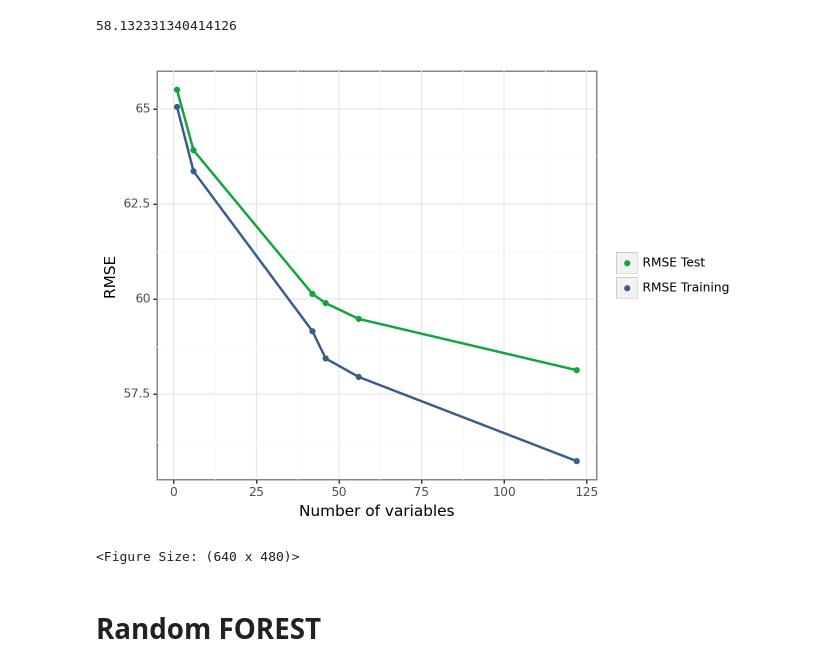
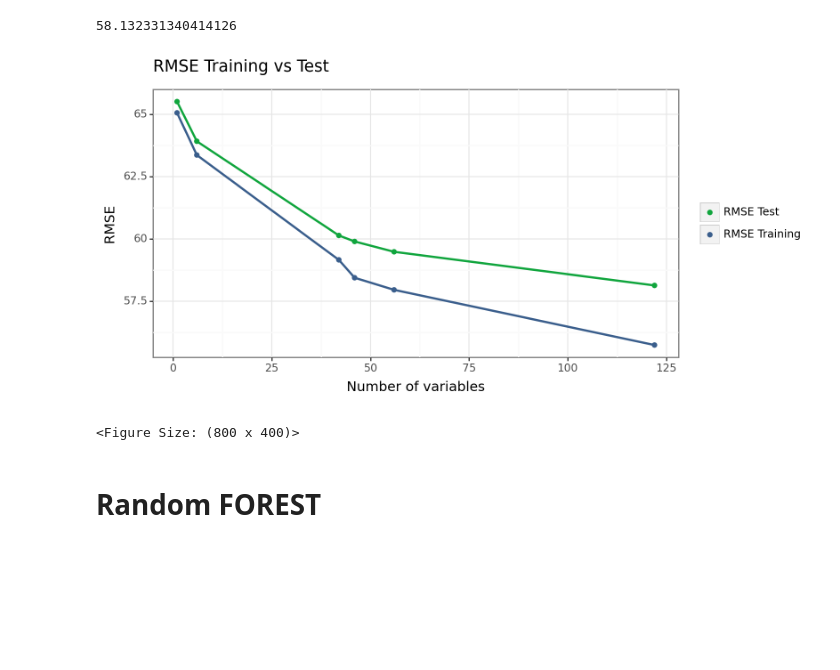
Before and after one commit to szilvasipeter2000/Data-Analysis-3, a Jupyter notebook: assignment-2/assignment2-working.ipynb, the cells around one changed output. Drawn from its saved outputs; the diff is of its cells as text; code cells hidden in the pictures; blank space fills up the shorter version.

```diff
--- a/assignment-2/assignment2-working.ipynb
+++ b/assignment-2/assignment2-working.ipynb
@@ -1176,20 +1196,20 @@ rmse_levels[rmse_levels['var'] == 'RMSE Test'].min(axis=0)["value"]
 # %% [output]
 58.132331340414126
 # %%
-ols_graph =  (
+ols_graph = (
     ggplot(rmse_levels, aes(x="nvars", y="value", color="var"))
     + geom_point()
     + geom_line(size=1, show_legend=False, na_rm=True)
     + scale_color_manual(name="", values=(color[1], color[0]))
     + scale_y_continuous(name="RMSE")
-    + labs(x="Number of variables")
+    + labs(x="Number of variables", title="RMSE Training vs Test")
     + theme_bw()
-    + theme(subplots_adjust={"wspace": 0.25},legend_title=element_blank())
+    + theme(subplots_adjust={"wspace": 0.25}, legend_title=element_blank(), figure_size=(8, 4))
 )
 ols_graph
 # %% [output]
-[figure, old version]
+[figure, new version]
-<Figure Size: (640 x 480)>
+<Figure Size: (800 x 400)>
 # %% [markdown]
 # Random FOREST
 # %%
```
Also changed, not shown: parts of 7 cells of this notebook, 7 other files.
